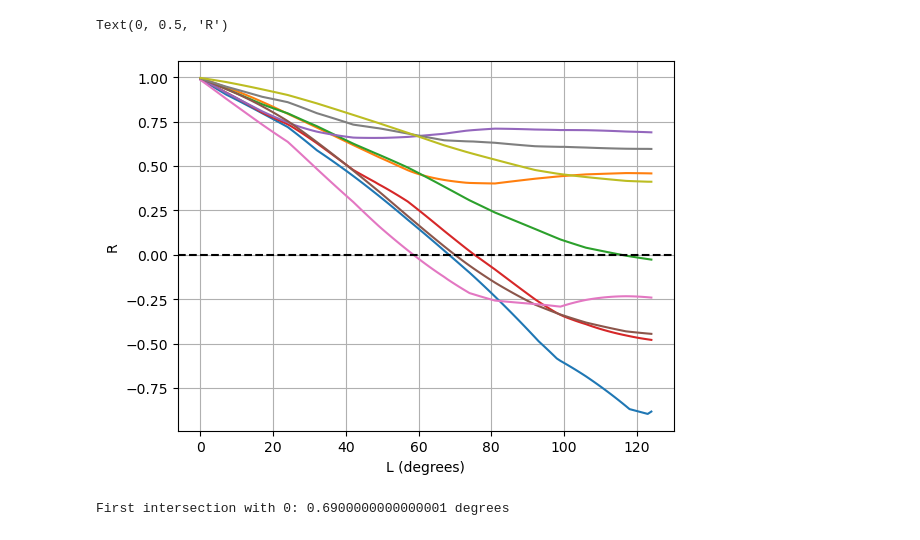
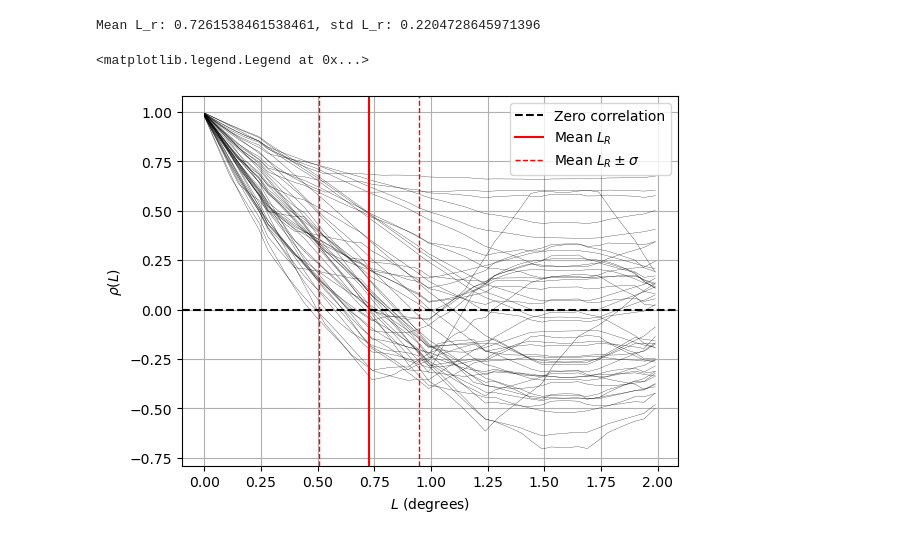
Before and after one commit to OceanParcels/NEMO_Ensemble_Lagrangian_Analysis, a Jupyter notebook: notebooks/12.Spatial_Lagrangian_autocorrelation_function.ipynb, the cells around one changed output. Saved outputs shown, nothing was run; the diff lists cells and outputs as text; code cells hidden in the pictures.

```diff
--- a/notebooks/12.Spatial_Lagrangian_autocorrelation_function.ipynb
+++ b/notebooks/12.Spatial_Lagrangian_autocorrelation_function.ipynb
@@ -157,18 +164,44 @@ Member 9
+# %%
+# COmpute stats
+L_r = np.zeros(50)
+criterium = 0.1
+
+for i in range(0,50):
+    if np.all(R_members[i,:] >= criterium, axis=0):
+        # skip this iteration
+        L_r[i] = np.nan
+    elif np.all(R_members[i,:] == 0, axis=0):
+        L_r[i] = np.nan
+    else:
+        L = np.where(R_members[i, :] < criterium)[0][0]
+        L_r[i] = L
+
+L_r_std = np.nanstd(L_r)*0.01
+L_r_mean = np.nanmean(L_r)*0.01
+
+print(f"Mean L_r: {L_r_mean}, std L_r: {L_r_std}")
+# %% [output]
+Mean L_r: 0.7261538461538461, std L_r: 0.2204728645971396
 # %%
-for member in range(1, 10):
-    plt.plot(R_members[member - 1, :])
+lag_array = np.arange(0, max_lag)*0.01
+
+for member in range(1, 51):
+    plt.plot(lag_array, R_members[member - 1, :], color='black', linewidth=0.2)
 
 plt.grid()
 
-plt.axhline(y=0, color='k', linestyle='--')
-plt.xlabel('L (degrees)')
-plt.ylabel('R')
+plt.axhline(y=0, color='k', linestyle='--', label='Zero correlation')
+
+
+
+plt.axvline(x=L_r_mean, color='r', linestyle='-', label='Mean $L_R$')
+plt.axvline(x=L_r_mean + L_r_std, color='r', linestyle='--', lw=1, label='Mean $L_R \pm \sigma$')
+plt.axvline(x=L_r_mean - L_r_std, color='r', linestyle='--', lw=1)
+
+plt.xlabel(r'$L$ (degrees)')
+plt.ylabel(r'$\rho(L)$')
+plt.legend()
+# plt.ylim([1e-1, 1])
 # %% [output]
-Text(0, 0.5, 'R')
+<matplotlib.legend.Legend at 0x...>
-[figure, old version]
+[figure, new version]
-# %%
-# find where R intersects 0 for the first time
-L = np.where(R_members[0, :] < 0)[0][0]
-print(f"First intersection with 0: {L*0.01} degrees")
-# %% [output]
-First intersection with 0: 0.6900000000000001 degrees
```
Also changed, not shown: parts of 11 cells of this notebook, 1 other file.
